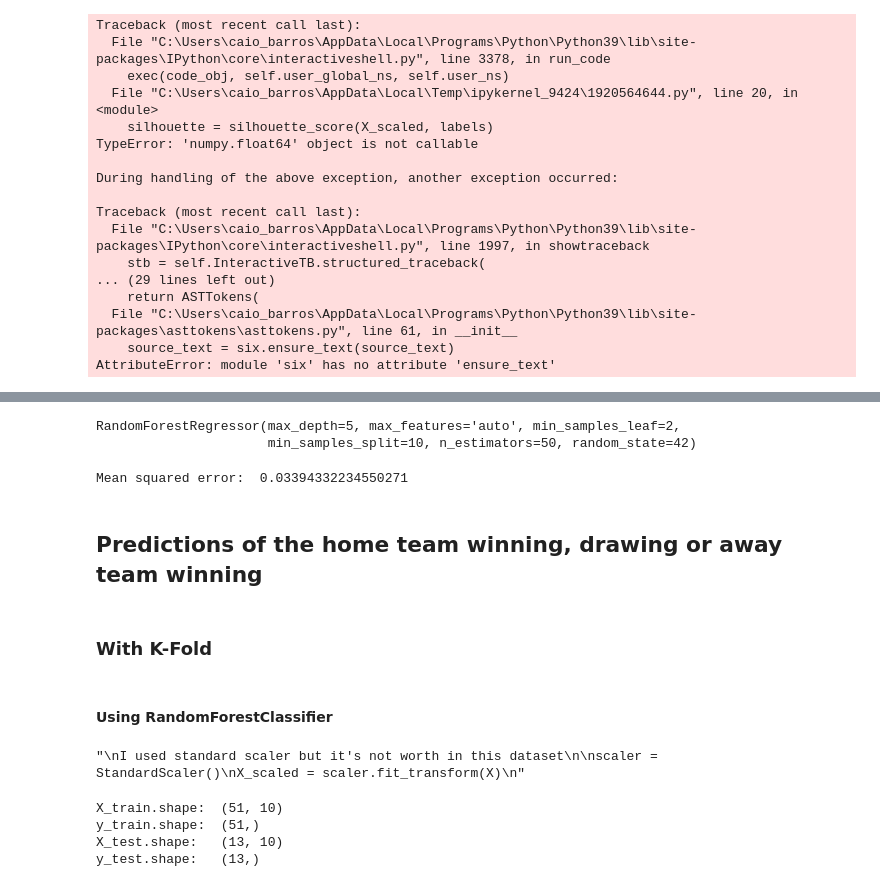
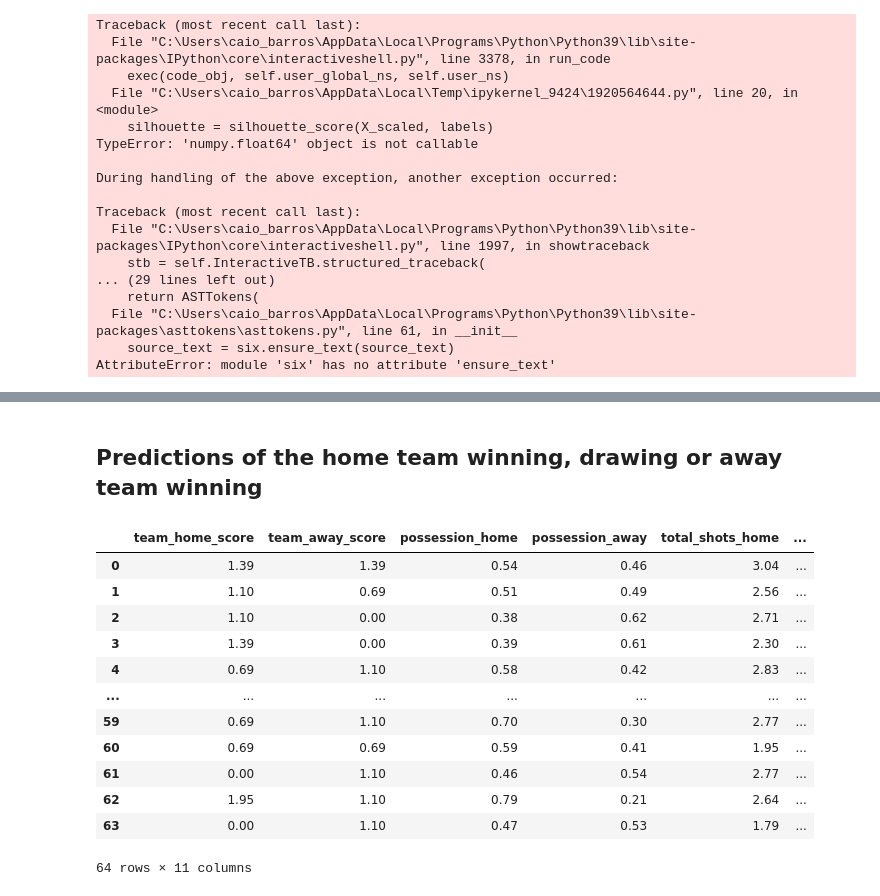
Before and after one commit to caiocmb7/projetos, a Jupyter notebook: ML&AI/world cup 2022/worldcup_eda.ipynb, the cells around one changed output, grey strips where cells are left out. Drawn from its saved outputs; the diff is of its cells as text; code cells hidden in the pictures.

```diff
--- a/ML&AI/world cup 2022/worldcup_eda.ipynb
+++ b/ML&AI/world cup 2022/worldcup_eda.ipynb
@@ -501,7 +502,7 @@ transform_columns = [
 for column in transform_columns:
     df[column] = df[column] + 1
 
-df[transform_columns] = np.log(df[transform_columns])
+df[transform_columns] = round(np.log(df[transform_columns]), 2)
 # %%
 df
 # %% [output]
@@ -1543,21 +1451,35 @@ clf = RandomForestRegressor(**grid_search.best_params_, random_state=42)
-# %%
-clf.fit(X_train, y_train)
-# %% [output]
-RandomForestRegressor(max_depth=5, max_features='auto', min_samples_leaf=2,
-                      min_samples_split=10, n_estimators=50, random_state=42)
-# %%
-y_pred = clf.predict(X_test)
-
-mse = mean_squared_error(y_test, y_pred)
-print("Mean squared error: ", mse)
-# %% [output]
-Mean squared error:  0.03394332234550271
 # %% [markdown]
 ## Predictions of the home team winning, drawing or away team winning
-# %% [markdown]
-### With K-Fold
-# %% [markdown]
-#### Using RandomForestClassifier
+# %%
+df[
+    [
+        "team_home_score",
+        "team_away_score",
+        "possession_home",
+        "possession_away",
+        "total_shots_home",
+        "total_shots_away",
+        "shots_on_target_home",
+        "shots_on_target_away",
+        "duels_won_home",
+        "duels_won_away",
+        "who_won",
+    ]
+]
+# %% [output]
+|  | team_home_score | team_away_score | possession_home | possession_away | total_shots_home | ... |
+| 0 | 1.39 | 1.39 | 0.54 | 0.46 | 3.04 | ... |
+| 1 | 1.10 | 0.69 | 0.51 | 0.49 | 2.56 | ... |
+| 2 | 1.10 | 0.00 | 0.38 | 0.62 | 2.71 | ... |
+| 3 | 1.39 | 0.00 | 0.39 | 0.61 | 2.30 | ... |
+| 4 | 0.69 | 1.10 | 0.58 | 0.42 | 2.83 | ... |
+| ... | ... | ... | ... | ... | ... | ... |
+| 59 | 0.69 | 1.10 | 0.70 | 0.30 | 2.77 | ... |
+| 60 | 0.69 | 0.69 | 0.59 | 0.41 | 1.95 | ... |
+| 61 | 0.00 | 1.10 | 0.46 | 0.54 | 2.77 | ... |
+| 62 | 1.95 | 1.10 | 0.79 | 0.21 | 2.64 | ... |
+| 63 | 0.00 | 1.10 | 0.47 | 0.53 | 1.79 | ... |
+64 rows × 11 columns
 # %%
 le = LabelEncoder()
 
@@ -1582,22 +1487,0 @@ y = df["who_won"]
-# %%
-"""
-I used standard scaler but it's not worth in this dataset
-
-scaler = StandardScaler()
-X_scaled = scaler.fit_transform(X)
-"""
-# %% [output]
-"\nI used standard scaler but it's not worth in this dataset\n\nscaler = StandardScaler()\nX_scaled = scaler.fit_transform(X)\n"
-# %%
-X_train, X_test, y_train, y_test = train_test_split(
-    X, y, test_size=0.2, random_state=42
-)
-print(f"X_train.shape: \t{X_train.shape}")
-print(f"y_train.shape: \t{y_train.shape}")
-print(f"X_test.shape: \t{X_test.shape}")
-print(f"y_test.shape: \t{y_test.shape}")
-# %% [output]
-X_train.shape:  (51, 10)
-y_train.shape:  (51,)
-X_test.shape:   (13, 10)
-y_test.shape:   (13,)
```
Also changed, not shown: parts of 117 cells of this notebook.
